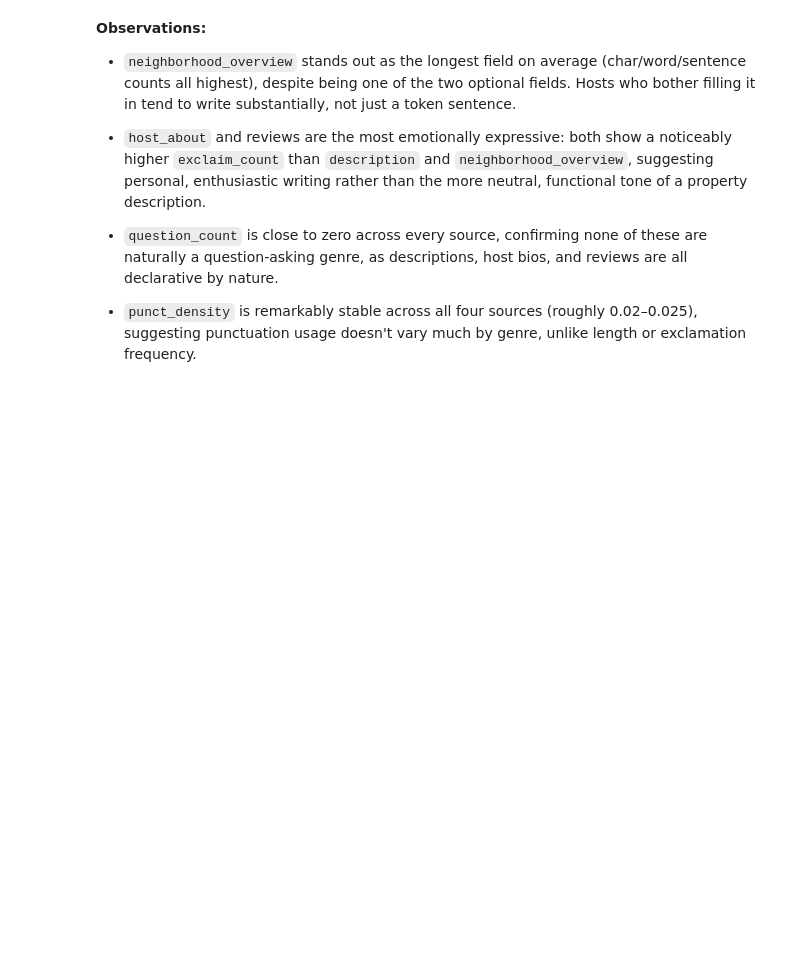
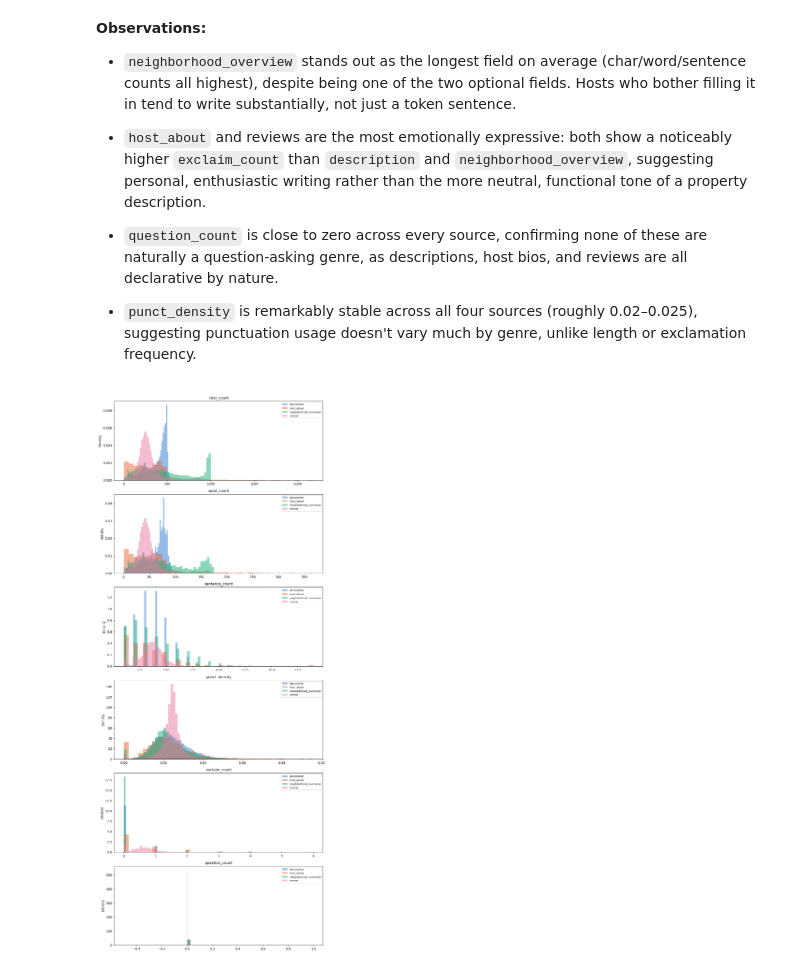
Before and after one commit to pln6/airbnb-market-segmentation-analysis, a Jupyter notebook: notebooks/02_feature_engineering.ipynb, the cells around one changed output. Cells and saved outputs as stored; diff of their text form; code cells hidden in the pictures; blank space fills up the shorter version.

Commit message:
feat: add distribution analysis of the stylometric length/punctuation features

```diff
--- a/notebooks/02_feature_engineering.ipynb
+++ b/notebooks/02_feature_engineering.ipynb
@@ -1141,3 +1141,32 @@ plt.show()
 - `question_count` is close to zero across every source, confirming none of these are naturally a question-asking genre, as descriptions, host bios, and reviews are all declarative by nature.
 
 - `punct_density` is remarkably stable across all four sources (roughly 0.02–0.025), suggesting punctuation usage doesn't vary much by genre, unlike length or exclamation frequency.
+# %%
+metrics = ['char_count', 'word_count', 'sentence_count', 'punct_density', 'exclaim_count', 'question_count']
+sources = {
+    'description': 'description_',
+    'host_about': 'host_about_',
+    'neighborhood_overview': 'neighborhood_overview_',
+    'review': 'review_'
+}
+colors = {'description': '#2a78d6', 'host_about': '#eb6834', 'neighborhood_overview': '#1baf7a', 'review': '#e87ba4'}
+
+fig, axes = plt.subplots(len(metrics), 1, figsize=(10, 4 * len(metrics)))
+
+for i, metric in enumerate(metrics):
+    ax = axes[i]
+    for source_name, prefix in sources.items():
+        col = f'{prefix}{metric}'
+        if col in listings_clean.columns:
+            data = listings_clean[col].dropna()
+            # clip extreme tails for visibility (99th percentile) without altering the underlying data
+            upper = data.quantile(0.99)
+            ax.hist(data[data <= upper], bins=40, alpha=0.5, label=source_name, color=colors[source_name], density=True)
+    ax.set_title(metric, fontsize=11)
+    ax.legend(fontsize=8)
+    ax.set_ylabel('Density')
+
+plt.tight_layout()
+plt.show()
+# %% [output]
+[figure, added]
```
Also changed, not shown: parts of 2 cells of this notebook.
